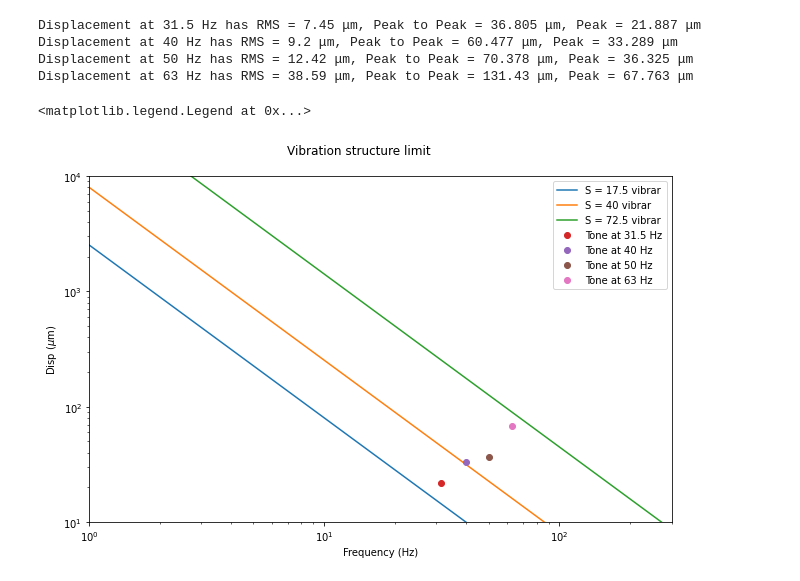
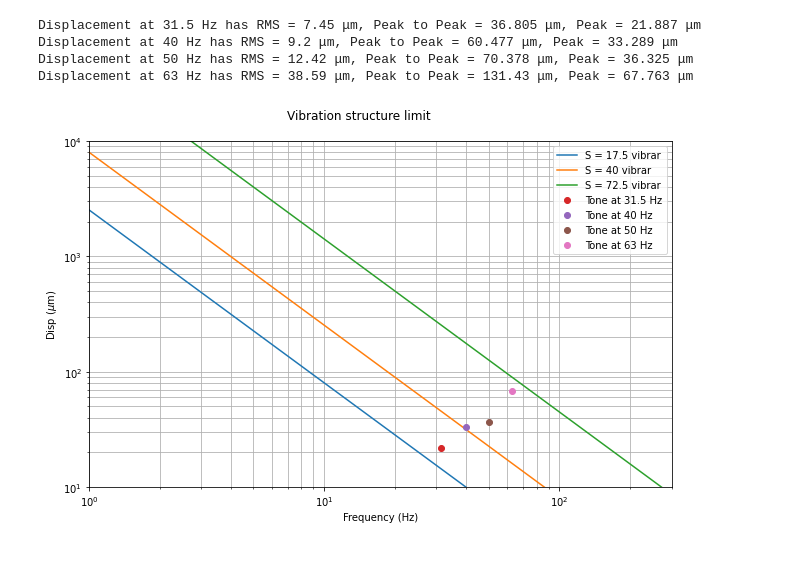
Before and after one commit to VibrasticLab/General_Projects, a Jupyter notebook: JLL_CWO_Okt_2023/data_process.ipynb, the cells around one changed output. Cells and saved outputs as stored; diff of their text form; code cells hidden in the pictures.

Commit message:
update on image plot

```diff
--- a/JLL_CWO_Okt_2023/data_process.ipynb
+++ b/JLL_CWO_Okt_2023/data_process.ipynb
@@ -235,32 +235,32 @@ legend_limit = ["S = 17.5 vibrar", "S = 40 vibrar", "S = 72.5 vibrar"]
 freq_limit = np.linspace(1, 1000, 1000)
 
 fig5 = plt.figure(figsize=(9,6), tight_layout=True)
 fig5.suptitle("Vibration structure limit")
 
 line_lim = []
 for i in range(len(vib_limit)):
     data = []
     for f in range(len(freq_limit)):
         x = np.sqrt(vib_limit[i] / (pow(freq_limit[f],3)) )
         x = x*1e3   # Change displacement units from mm into micron
         data.append(x)
     line_lim.append(data)
     plt.plot(freq_limit, data)
 
     plt.yscale('log')
     plt.ylim([10, 10000])
     plt.ylabel("Disp ($\mu$m)")
     plt.xscale('log')
     plt.xlim([1, 300])
     plt.xlabel("Frequency (Hz)")
 
 # plot displacement from measured result
 for i in range(len(freq_stimulus)):
     plt.plot(float(freq_stimulus[i]), peak_disp[i], 'o')
 
 legend_data = [str("Tone at " + freq_stimulus[i] + " Hz") for i in range(len(freq_stimulus))]
 
 plt.legend(legend_limit + legend_data)
+plt.grid(True, which='both')
 # %% [output]
-<matplotlib.legend.Legend at 0x...>
-[figure, old version]
+[figure, new version]
```
Also changed, not shown: 4 other files.
